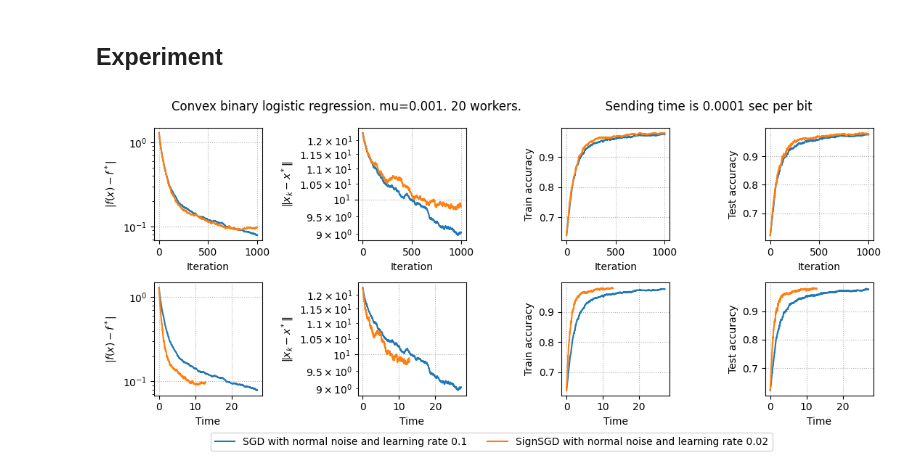
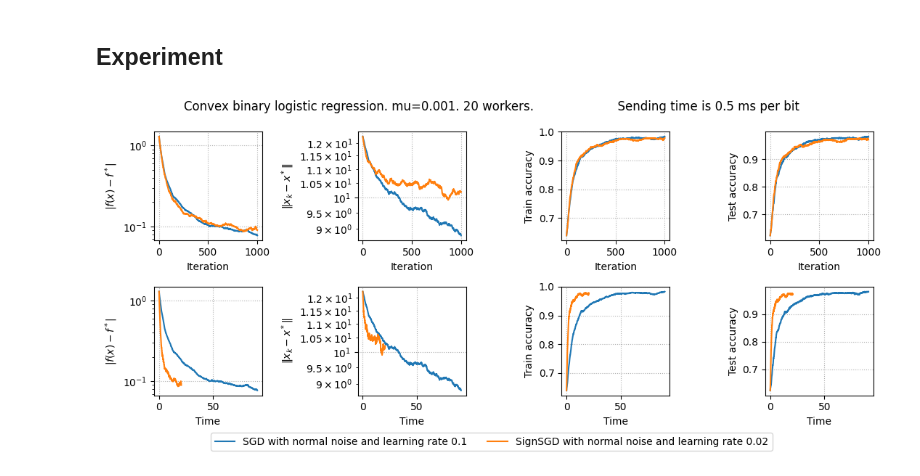
Before and after one commit to alexlegeartis/Sign-SGD-and-Differential-Privacy, a Jupyter notebook: code/sign_sgd_dp.ipynb, the cells around one changed output. Drawn from its saved outputs; the diff is of its cells as text; code cells hidden in the pictures.

```diff
--- a/code/sign_sgd_dp.ipynb
+++ b/code/sign_sgd_dp.ipynb
@@ -243,10 +243,10 @@ def plot_results(results, params):
     sending_time = params["sending_time"]
     if mu > 1e-2:
         plt.suptitle(f"Strongly convex binary logistic regression. mu={mu}. {len(workers_data)} workers. \
-                     Sending time is {sending_time} sec per bit")
+                     Sending time is {sending_time * 1000} ms per bit")
     else:
         plt.suptitle(f"Convex binary logistic regression. mu={mu}. {len(workers_data)} workers. \
-                     Sending time is {sending_time} sec per bit")
+                     Sending time is {sending_time * 1000} ms per bit")
 
     plt.subplot(2, 4, 1)
     for method, metrics in results.items():
@@ -325,25 +325,25 @@ def plot_results(results, params):
 # %%
 params = {
     "mu": 1e-3,
-    "sending_time": 1e-4,
+    "sending_time": 5e-4,
     "methods": [
         {
             "method": "SGD",
             "learning_rate": 1e-1,
             "iterations": 1000,
             "noise_type": "normal",
         },
         {
             "method": "SignSGD",
             "learning_rate": 2e-2,
             "iterations": 1000,
             "noise_type": "normal",
         },
     ]
 }
 
 results, params = run_experiments(params)
 
 plot_results(results, params)
 # %% [output]
-[figure, old version]
+[figure, new version]
```
Also changed, not shown: 3 other files.
